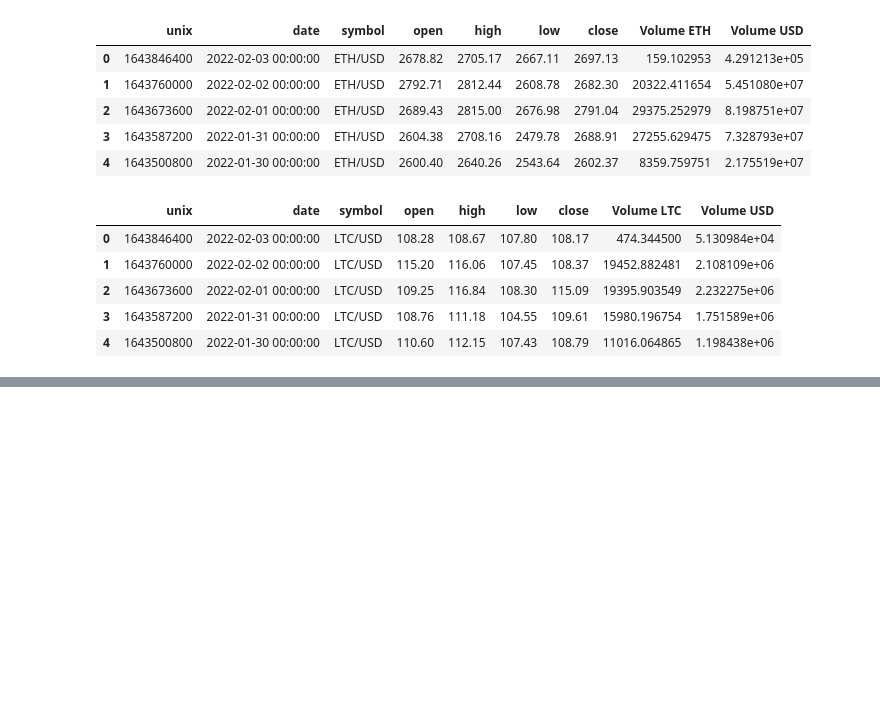
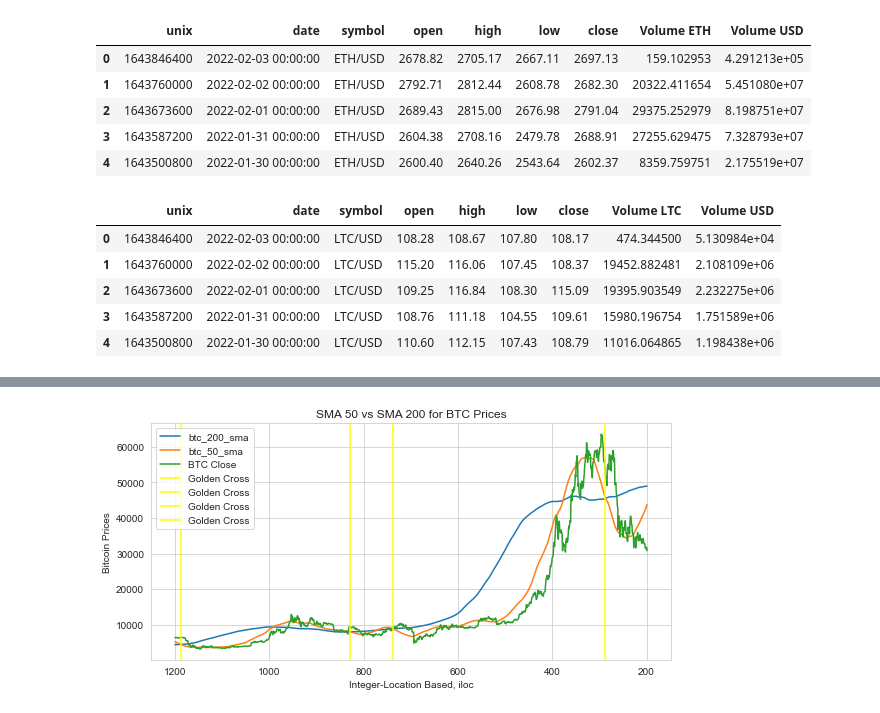
Before and after one commit to reiderwin/mustache-list-sequence, a Jupyter notebook: ccs_crypto_edits/crypto.ipynb, the cells around one changed output, grey strips where cells are left out. Cells and saved outputs as stored; diff of their text form; code cells hidden in the pictures; blank space fills up the shorter version.

Commit message:
turned moving average rabbit hole into golden cross price analysis

```diff
--- a/ccs_crypto_edits/crypto.ipynb
+++ b/ccs_crypto_edits/crypto.ipynb
@@ -248,0 +159,3 @@ df
+# %%
+# droping null data
+df = df.dropna()
@@ -248,0 +181,28 @@ df
+# %%
+btc_golden_cross_ts = []
+first_golden_cross = False
+# %%
+# for loop for data retrieval
+for idx, each in df["btc_golden_cross"].iteritems():
+    if each == 1:
+        if first_golden_cross:
+            btc_golden_cross_ts.append(idx)
+            first_golden_cross = False
+    else:
+        first_golden_cross = True
+# %%
+# Generating Subplot for BTC Golden Cross
+fig, axes = plt.subplots(1,1, figsize=(8,4))
+df[["btc_200_sma", "btc_50_sma", "BTC Close"]].plot(figsize=(8,4), grid=True, title= "SMA 50 vs SMA 200 for BTC Prices", ax=axes)
+
+for each in btc_golden_cross_ts:
+    axes.axvline(x=each, label="Golden Cross", c="yellow")
+
+axes.legend()
+fig.tight_layout()
+plt.gca().invert_xaxis()
+plt.xlabel("Integer-Location Based, iloc")
+plt.ylabel("Bitcoin Prices")
+plt.savefig("btc_golden_cross.png")
+# %% [output]
+[figure, added]
```
Also changed, not shown: parts of 74 cells of this notebook, 8 other files.
